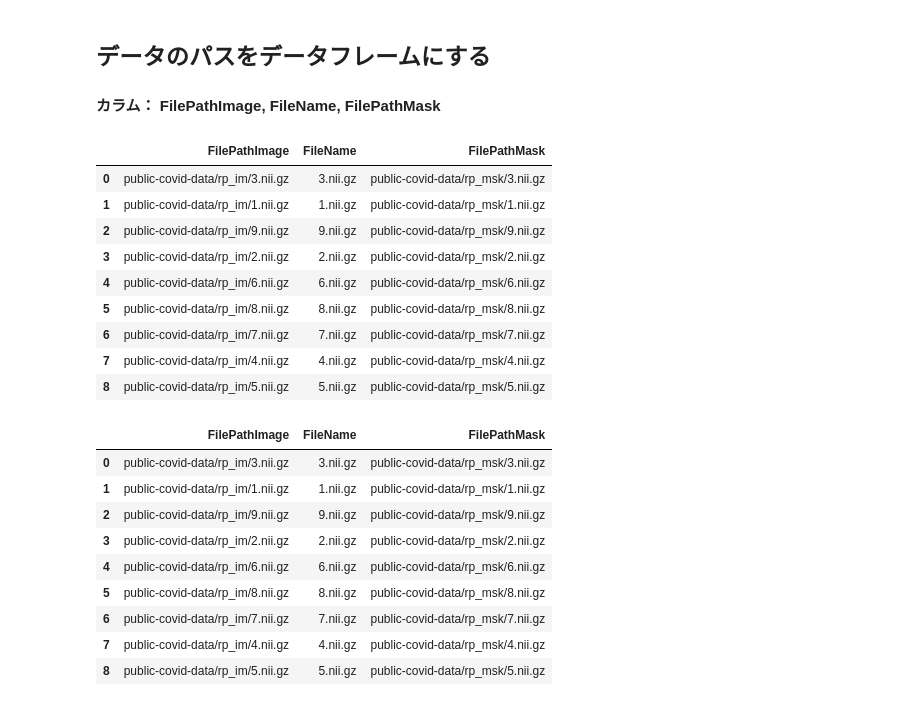
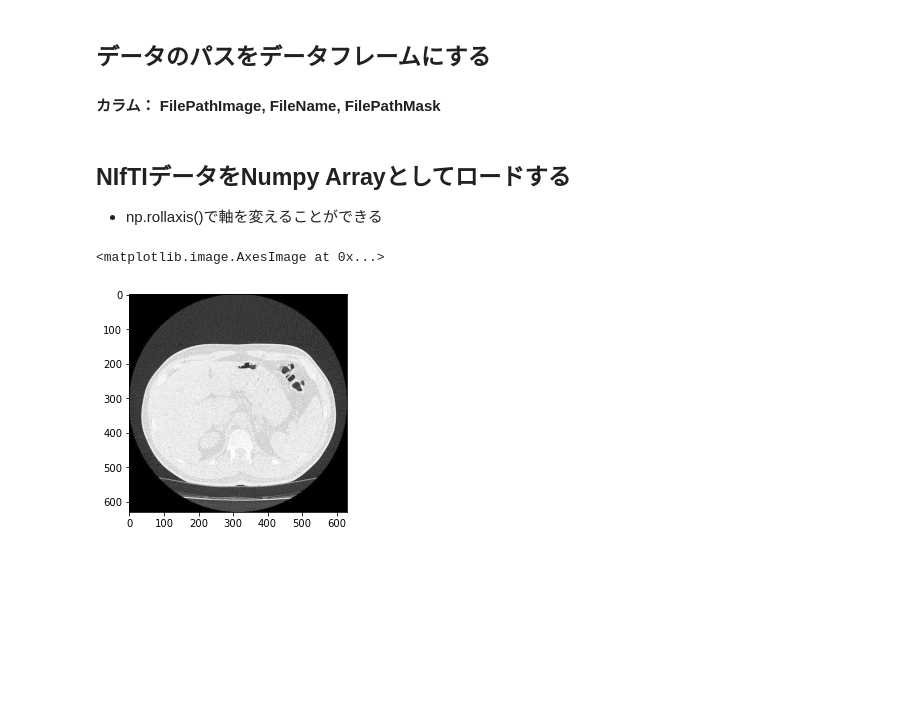
Before and after one commit to lotten30/python-lesson, a Jupyter notebook: datascientistus/Sec.9_Excercize.ipynb, the cells around one changed output. Cells and saved outputs as stored; diff of their text form; code cells hidden in the pictures; blank space fills up the shorter version.

```diff
--- a/datascientistus/Sec.9_Excercize.ipynb
+++ b/datascientistus/Sec.9_Excercize.ipynb
@@ -22,22 +25,10 @@ import ctvis
 ## データのパスをデータフレームにする
 #### カラム： FilePathImage, FileName, FilePathMask
 # %%
-list_im = glob('public-covid-data/rp_im/*')
-list_msk = glob('public-covid-data/rp_msk/*')
-list_file = []
-for path in list_im:
-    _, filename = os.path.split(path)
-    list_file.append(filename)
-df = pd.DataFrame({'FilePathImage': list_im, 'FileName': list_file, 'FilePathMask': list_msk})
-df
+# list_im = glob('public-covid-data/rp_im/*')
+# list_msk = glob('public-covid-data/rp_msk/*')
+# list_file = []
+# for path in list_im:
+#     _, filename = os.path.split(path)
+#     list_file.append(filename)
+# df = pd.DataFrame({'FilePathImage': list_im, 'FileName': list_file, 'FilePathMask': list_msk})
-# %% [output]
-|  | FilePathImage | FileName | FilePathMask |
-| 0 | public-covid-data/rp_im/3.nii.gz | 3.nii.gz | public-covid-data/rp_msk/3.nii.gz |
-| 1 | public-covid-data/rp_im/1.nii.gz | 1.nii.gz | public-covid-data/rp_msk/1.nii.gz |
-| 2 | public-covid-data/rp_im/9.nii.gz | 9.nii.gz | public-covid-data/rp_msk/9.nii.gz |
-| 3 | public-covid-data/rp_im/2.nii.gz | 2.nii.gz | public-covid-data/rp_msk/2.nii.gz |
-| 4 | public-covid-data/rp_im/6.nii.gz | 6.nii.gz | public-covid-data/rp_msk/6.nii.gz |
-| 5 | public-covid-data/rp_im/8.nii.gz | 8.nii.gz | public-covid-data/rp_msk/8.nii.gz |
-| 6 | public-covid-data/rp_im/7.nii.gz | 7.nii.gz | public-covid-data/rp_msk/7.nii.gz |
-| 7 | public-covid-data/rp_im/4.nii.gz | 4.nii.gz | public-covid-data/rp_msk/4.nii.gz |
-| 8 | public-covid-data/rp_im/5.nii.gz | 5.nii.gz | public-covid-data/rp_msk/5.nii.gz |
@@ -56,13 +35,12 @@ def get_df_all(base_path='public-covid-data'):
-# %%
-ctvis.get_df_all()
-# %% [output]
-|  | FilePathImage | FileName | FilePathMask |
-| 0 | public-covid-data/rp_im/3.nii.gz | 3.nii.gz | public-covid-data/rp_msk/3.nii.gz |
-| 1 | public-covid-data/rp_im/1.nii.gz | 1.nii.gz | public-covid-data/rp_msk/1.nii.gz |
-| 2 | public-covid-data/rp_im/9.nii.gz | 9.nii.gz | public-covid-data/rp_msk/9.nii.gz |
-| 3 | public-covid-data/rp_im/2.nii.gz | 2.nii.gz | public-covid-data/rp_msk/2.nii.gz |
-| 4 | public-covid-data/rp_im/6.nii.gz | 6.nii.gz | public-covid-data/rp_msk/6.nii.gz |
-| 5 | public-covid-data/rp_im/8.nii.gz | 8.nii.gz | public-covid-data/rp_msk/8.nii.gz |
-| 6 | public-covid-data/rp_im/7.nii.gz | 7.nii.gz | public-covid-data/rp_msk/7.nii.gz |
-| 7 | public-covid-data/rp_im/4.nii.gz | 4.nii.gz | public-covid-data/rp_msk/4.nii.gz |
-| 8 | public-covid-data/rp_im/5.nii.gz | 5.nii.gz | public-covid-data/rp_msk/5.nii.gz |
+# %%
+df = ctvis.get_df_all()
+# %% [markdown]
+## NIfTIデータをNumpy Arrayとしてロードする
+- np.rollaxis()で軸を変えることができる
+# %%
+sample_path = df['FilePathImage'].iloc[0]
+data = ctvis.load_nifti(sample_path)
+plt.imshow(data[:, :, 10], cmap='gray')
+# %% [output]
+<matplotlib.image.AxesImage at 0x...>
+[figure, added]
```
Also changed, not shown: parts of 2 cells of this notebook, 1 other file.
